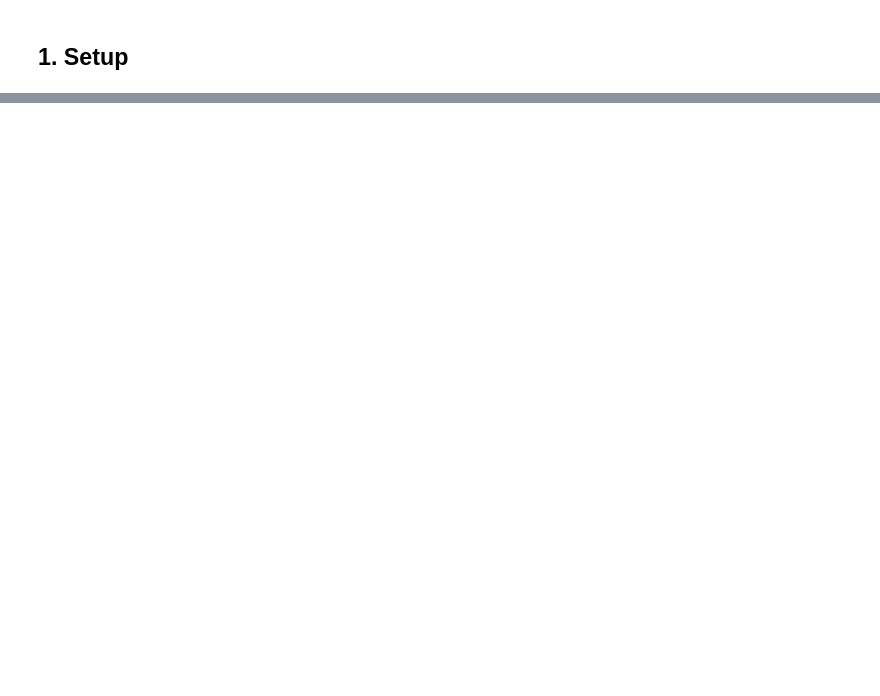
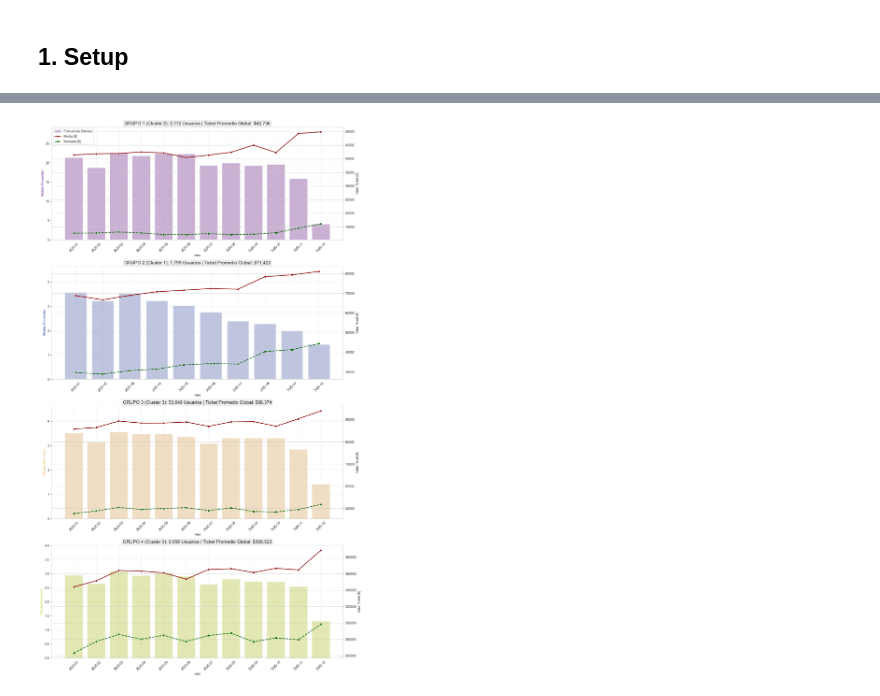
Before and after one commit to jdrincone/euro-supermercados, a Jupyter notebook: notebooks/02_segmentacion_clientes.ipynb, the cells around one changed output, grey strips where cells are left out. Drawn from its saved outputs; the diff is of its cells as text; code cells hidden in the pictures; blank space fills up the shorter version.

```diff
--- a/notebooks/02_segmentacion_clientes.ipynb
+++ b/notebooks/02_segmentacion_clientes.ipynb
@@ -615,0 +437,77 @@ uv run python src/train_recommender_by_clustering.py --config params.yaml
+# %%
+# Unir tickets con cluster_id
+df_tickets_cl = df_tickets.merge(
+    user_features[["cluster_id", "nombre", "grupo"]],
+    left_on="user_id", right_index=True, how="inner",
+)
+df_tickets_cl["mes"] = df_tickets_cl["date_sale"].dt.to_period("M")
+
+# Ordenar clusters por ticket promedio (como en eda.ipynb)
+orden_clusters = (
+    user_features.groupby("cluster_id")["ticket_promedio"]
+    .mean().sort_values().index
+)
+
+# Métricas mensuales por cluster
+fig, axes = plt.subplots(N_CLUSTERS, 1, figsize=(14, 6 * N_CLUSTERS))
+
+for i, cid in enumerate(orden_clusters):
+    ax = axes[i]
+    cl_data = df_tickets_cl[df_tickets_cl["cluster_id"] == cid]
+
+    metrics = cl_data.groupby("mes").agg(
+        total_tickets=("tiket_id", "count"),
+        usuarios_unicos=("user_id", "nunique"),
+        valor_media=("tiket_price", "mean"),
+        valor_mediana=("tiket_price", "median"),
+    )
+    metrics["frecuencia_promedio"] = metrics["total_tickets"] / metrics["usuarios_unicos"]
+    metrics.index = metrics.index.astype(str)
+
+    n_usuarios = cl_data["user_id"].nunique()
+    avg_ticket = cl_data["tiket_price"].mean()
+    nombre = CLUSTER_NAMES.get(cid, f"Cluster {cid}")
+    grupo = CLUSTER_TO_GRUPO.get(cid, "?")
+    color = CLUSTER_COLORS_LIST[i % len(CLUSTER_COLORS_LIST)]
+
+    # Barras: frecuencia
+    sns.barplot(
+        data=metrics, x=metrics.index, y="frecuencia_promedio",
+        alpha=0.5, color=color, ax=ax, label="Frecuencia (Visitas)",
+    )
+    ax.set_ylabel("Visitas Promedio", color=color, fontweight="bold")
+    ax.set_ylim(0, metrics["frecuencia_promedio"].max() * 1.3)
+
+    # Líneas: media y mediana
+    ax2 = ax.twinx()
+    sns.lineplot(
+        data=metrics, x=metrics.index, y="valor_media",
+        marker="o", color="darkred", linewidth=2, ax=ax2, label="Media ($)",
+    )
+    sns.lineplot(
+        data=metrics, x=metrics.index, y="valor_mediana",
+        marker="s", color="darkgreen", linestyle="--", linewidth=2,
+        ax=ax2, label="Mediana ($)",
+    )
+    ax2.set_ylabel("Valor Ticket ($)")
+
+    ax.set_title(
+        f"GRUPO {grupo} (Cluster {cid}): {n_usuarios:,} Usuarios | "
+        f"Ticket Promedio Global: ${avg_ticket:,.0f}",
+        fontsize=14, backgroundcolor="#f0f0f0",
+    )
+    ax.tick_params(axis="x", rotation=45)
+    ax.grid(True, alpha=0.3)
+
+    if i == 0:
+        lines1, labels1 = ax.get_legend_handles_labels()
+        lines2, labels2 = ax2.get_legend_handles_labels()
+        ax2.legend(lines1 + lines2, labels1 + labels2, loc="upper left")
+    else:
+        ax.get_legend().remove() if ax.get_legend() else None
+        ax2.get_legend().remove() if ax2.get_legend() else None
+
+plt.tight_layout()
+plt.show()
+# %% [output]
+[figure, added]
```
Also changed, not shown: parts of 60 cells of this notebook, 3 other files.
